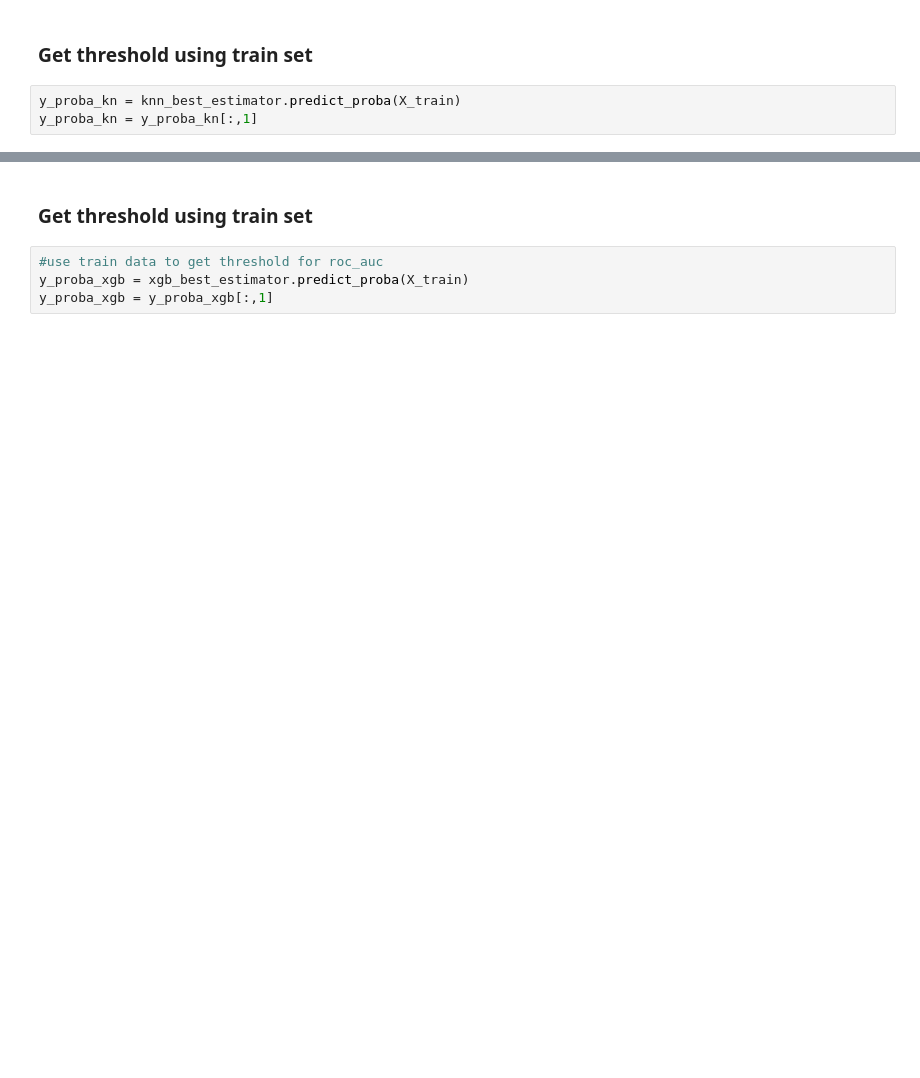
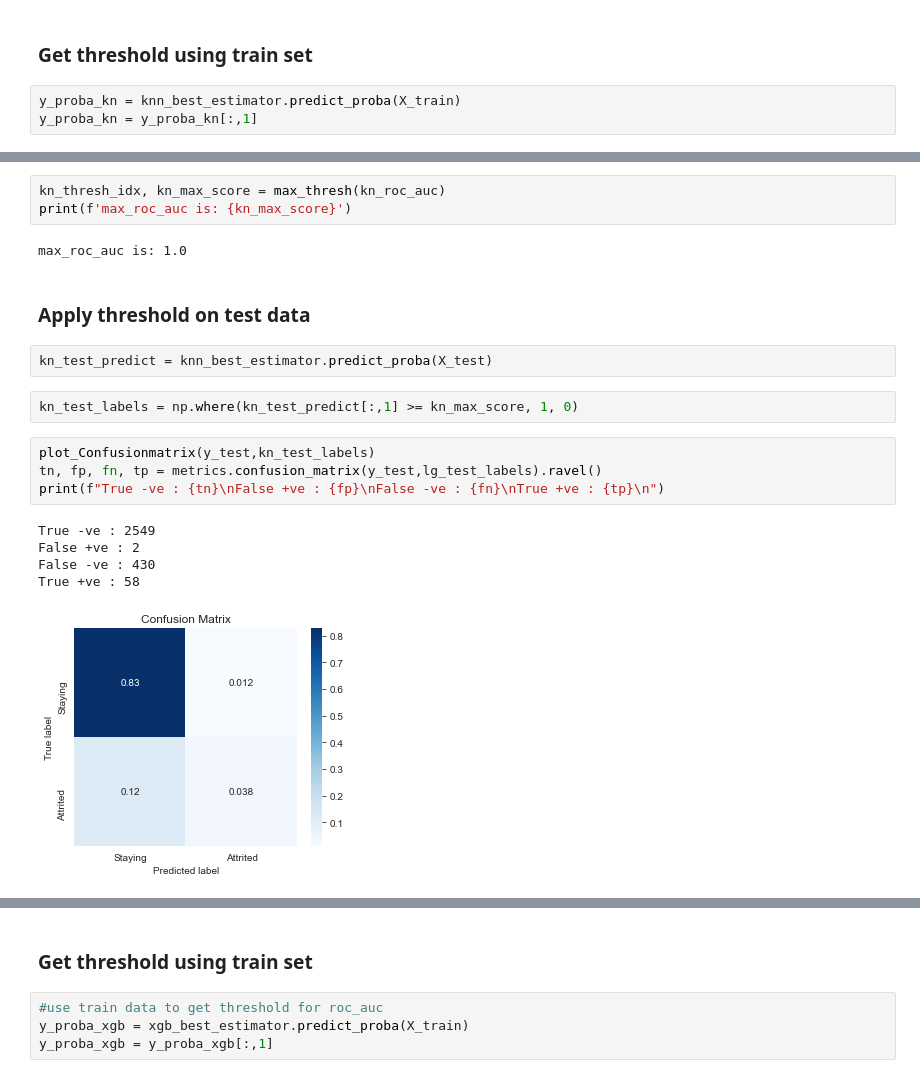
Before and after one commit to shaisid01/Data-Science, a Jupyter notebook: CapstoneProjects/Capstone 2/Notebooks/05_modeling.ipynb, the cells around one changed output, grey strips where cells are left out. Saved outputs shown, nothing was run; the diff lists cells and outputs as text; blank space fills up the shorter version.

```diff
--- a/CapstoneProjects/Capstone 2/Notebooks/05_modeling.ipynb
+++ b/CapstoneProjects/Capstone 2/Notebooks/05_modeling.ipynb
@@ -864,0 +807,21 @@ Wall time: 1min 21s
+# %%
+kn_thresh_idx, kn_max_score = max_thresh(kn_roc_auc)
+print(f'max_roc_auc is: {kn_max_score}')
+# %% [output]
+max_roc_auc is: 1.0
+# %% [markdown]
+### Apply threshold on test data
+# %%
+kn_test_predict = knn_best_estimator.predict_proba(X_test)
+# %%
+kn_test_labels = np.where(kn_test_predict[:,1] >= kn_max_score, 1, 0)
+# %%
+plot_Confusionmatrix(y_test,kn_test_labels)
+tn, fp, fn, tp = metrics.confusion_matrix(y_test,lg_test_labels).ravel()
+print(f"True -ve : {tn}\nFalse +ve : {fp}\nFalse -ve : {fn}\nTrue +ve : {tp}\n")
+# %% [output]
+True -ve : 2549
+False +ve : 2
+False -ve : 430
+True +ve : 58
+[figure, added]
```
Also changed, not shown: parts of 102 cells of this notebook.
